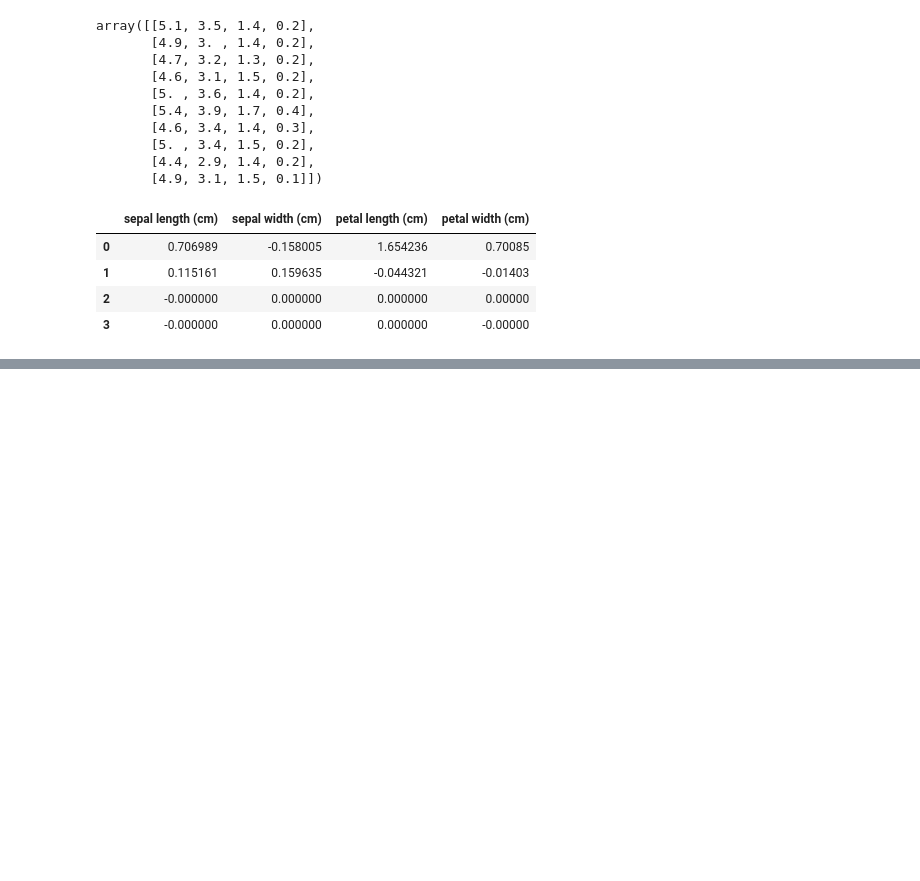
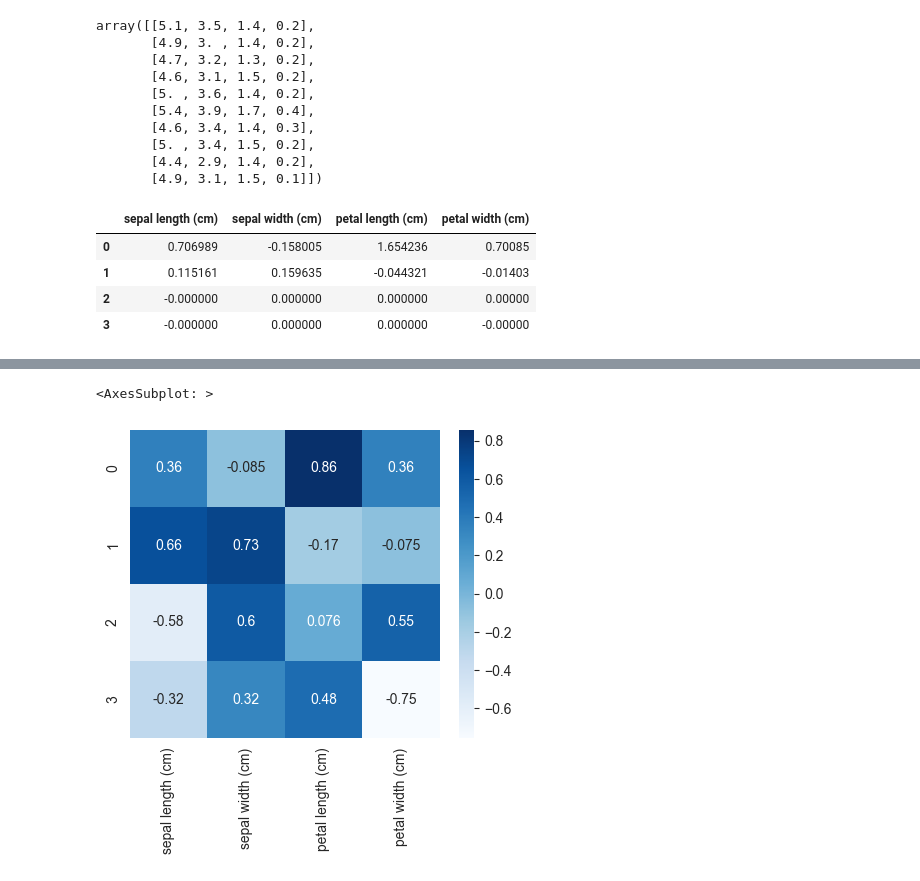
Before and after one commit to notemptylist/pyML, a Jupyter notebook: Chapter5.ipynb, the cells around one changed output, grey strips where cells are left out. Cells and saved outputs as stored; diff of their text form; code cells hidden in the pictures; blank space fills up the shorter version.

```diff
--- a/Chapter5.ipynb
+++ b/Chapter5.ipynb
@@ -34,0 +37,10 @@ df.head()
+# %%
+import matplotlib.pyplot as plt
+import seaborn as sb
+from IPython.display import Image
+from IPython.core.display import HTML
+from pylab import rcParams
+
+%matplotlib inline
+rcParams['figure.figsize'] = 5,4
+sb.set_style('whitegrid')
@@ -34,0 +62,4 @@ df.head()
+# %%
+pca = PCA()
+iris_pca = pca.fit_transform(X)
+pca.explained_variance_ratio_
@@ -34,0 +72,3 @@ df.head()
+# %%
+comps = pd.DataFrame(pca.components_, columns=variable_names)
+comps
@@ -34,0 +81,5 @@ df.head()
+# %%
+sb.heatmap(comps, cmap='Blues', annot=True)
+# %% [output]
+<AxesSubplot: >
+[figure, added]
```
Also changed, not shown: parts of 6 cells of this notebook, 1 other file.
